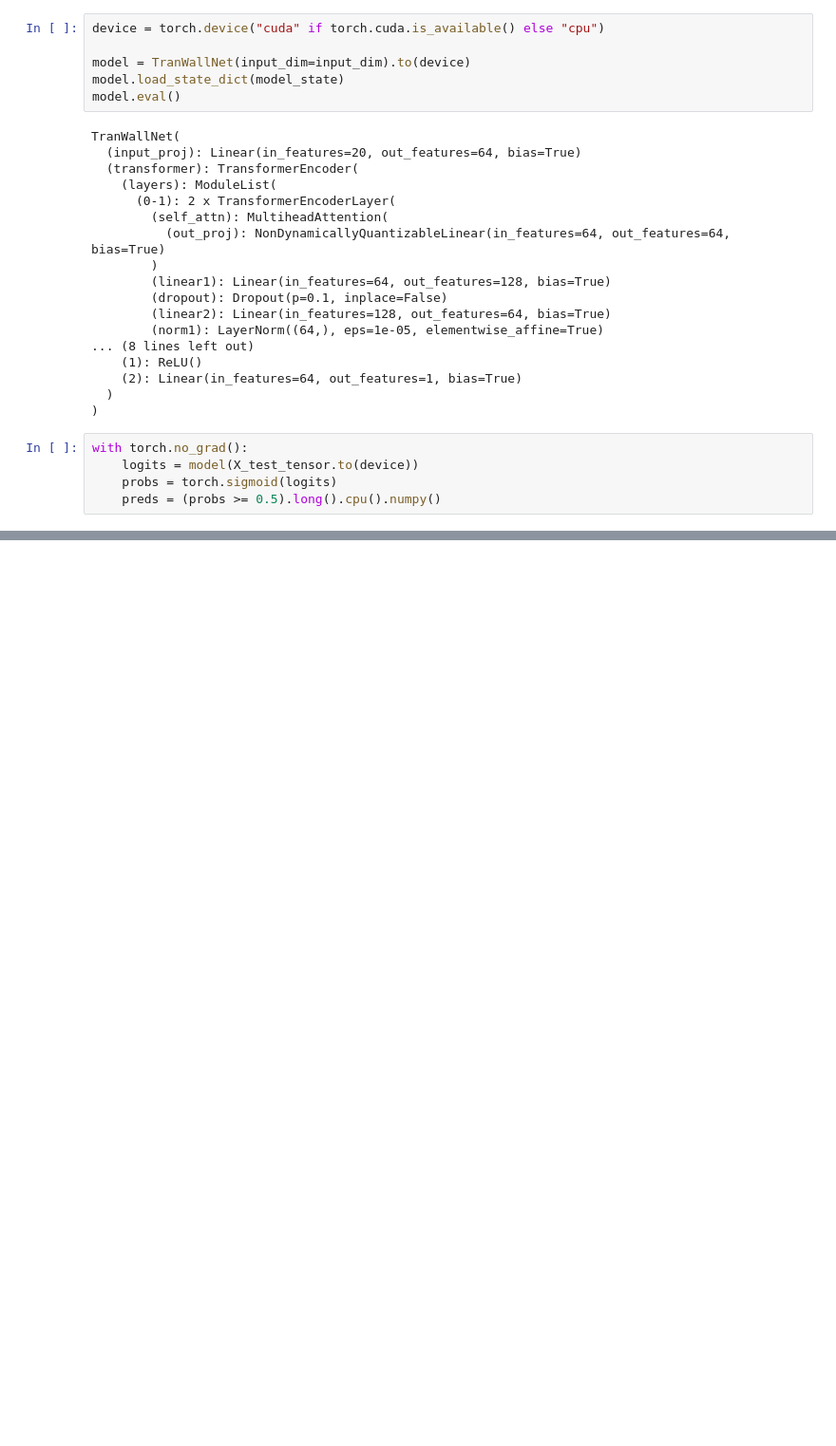
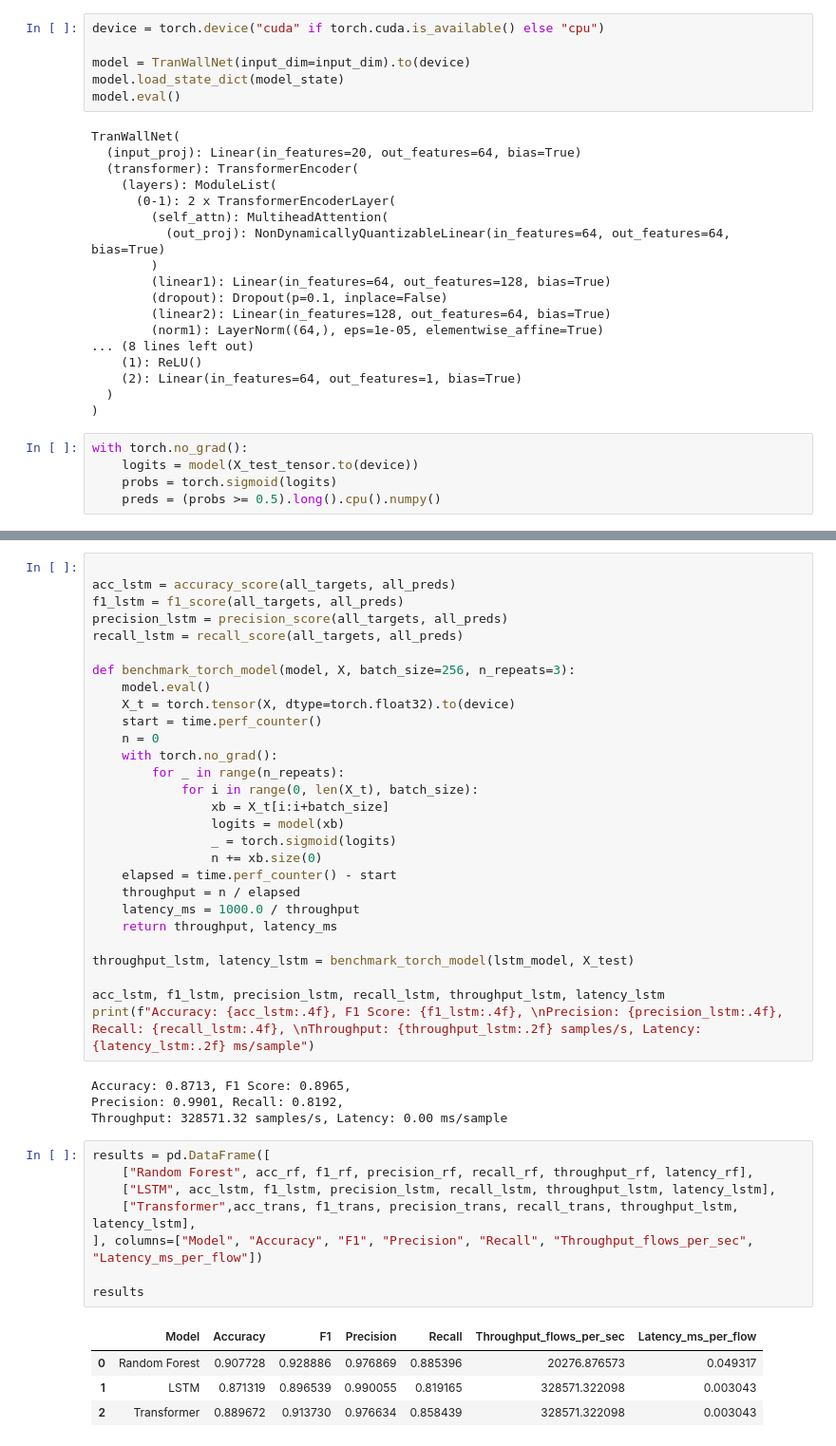
Before and after one commit to DtheFather/Transformer-Based-Adaptive-Network-Intrusion-Prevention-Firewall, a Jupyter notebook: model/tranwall_test.ipynb, the cells around one changed output, grey strips where cells are left out. Shown at 95% size. Saved outputs shown, nothing was run; the diff lists cells and outputs as text; blank space fills up the shorter version.

```diff
--- a/model/tranwall_test.ipynb
+++ b/model/tranwall_test.ipynb
@@ -128,0 +378,45 @@ plt.show()
+# %%
+
+acc_lstm = accuracy_score(all_targets, all_preds)
+f1_lstm = f1_score(all_targets, all_preds)
+precision_lstm = precision_score(all_targets, all_preds)
+recall_lstm = recall_score(all_targets, all_preds)
+
+def benchmark_torch_model(model, X, batch_size=256, n_repeats=3):
+    model.eval()
+    X_t = torch.tensor(X, dtype=torch.float32).to(device)
+    start = time.perf_counter()
+    n = 0
+    with torch.no_grad():
+        for _ in range(n_repeats):
+            for i in range(0, len(X_t), batch_size):
+                xb = X_t[i:i+batch_size]
+                logits = model(xb)
+                _ = torch.sigmoid(logits)
+                n += xb.size(0)
+    elapsed = time.perf_counter() - start
+    throughput = n / elapsed
+    latency_ms = 1000.0 / throughput
+    return throughput, latency_ms
+
+throughput_lstm, latency_lstm = benchmark_torch_model(lstm_model, X_test)
+
+acc_lstm, f1_lstm, precision_lstm, recall_lstm, throughput_lstm, latency_lstm
+print(f"Accuracy: {acc_lstm:.4f}, F1 Score: {f1_lstm:.4f}, \nPrecision: {precision_lstm:.4f}, Recall: {recall_lstm:.4f}, \nThroughput: {throughput_lstm:.2f} samples/s, Latency: {latency_lstm:.2f} ms/sample")
+# %% [output]
+Accuracy: 0.8713, F1 Score: 0.8965,
+Precision: 0.9901, Recall: 0.8192,
+Throughput: 328571.32 samples/s, Latency: 0.00 ms/sample
+# %%
+results = pd.DataFrame([
+    ["Random Forest", acc_rf, f1_rf, precision_rf, recall_rf, throughput_rf, latency_rf],
+    ["LSTM", acc_lstm, f1_lstm, precision_lstm, recall_lstm, throughput_lstm, latency_lstm],
+    ["Transformer",acc_trans, f1_trans, precision_trans, recall_trans, throughput_lstm, latency_lstm],
+], columns=["Model", "Accuracy", "F1", "Precision", "Recall", "Throughput_flows_per_sec", "Latency_ms_per_flow"])
+
+results
+# %% [output]
+|  | Model | Accuracy | F1 | Precision | Recall | Throughput_flows_per_sec | Latency_ms_per_flow |
+| 0 | Random Forest | 0.907728 | 0.928886 | 0.976869 | 0.885396 | 20276.876573 | 0.049317 |
+| 1 | LSTM | 0.871319 | 0.896539 | 0.990055 | 0.819165 | 328571.322098 | 0.003043 |
+| 2 | Transformer | 0.889672 | 0.913730 | 0.976634 | 0.858439 | 328571.322098 | 0.003043 |
```
Also changed, not shown: parts of 11 cells of this notebook, 2 other files.
